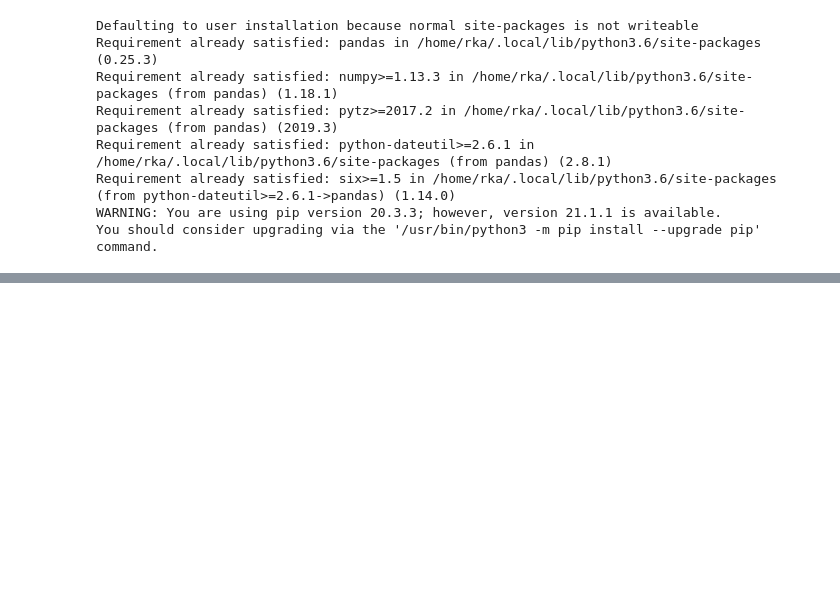
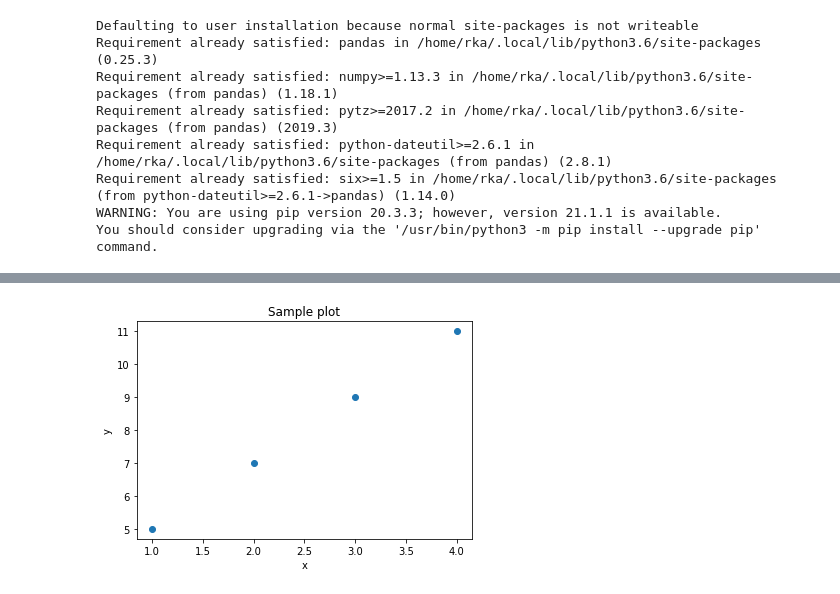
Before and after one commit to rakaar/Python-Classes, a Jupyter notebook: BasicDA.ipynb, the cells around one changed output, grey strips where cells are left out. Cells and saved outputs as stored; diff of their text form; code cells hidden in the pictures; blank space fills up the shorter version.

```diff
--- a/BasicDA.ipynb
+++ b/BasicDA.ipynb
@@ -294,0 +617,9 @@ You should consider upgrading via the '/usr/bin/python3 -m pip install --upgrade
+# %%
+plt.plot(x_axis_data, y_axis_data, 'o')
+plt.title('Sample plot')
+plt.xlabel('x')
+plt.ylabel('y')
+
+plt.show()
+# %% [output]
+[figure, added]
```
Also changed, not shown: parts of 68 cells of this notebook.
